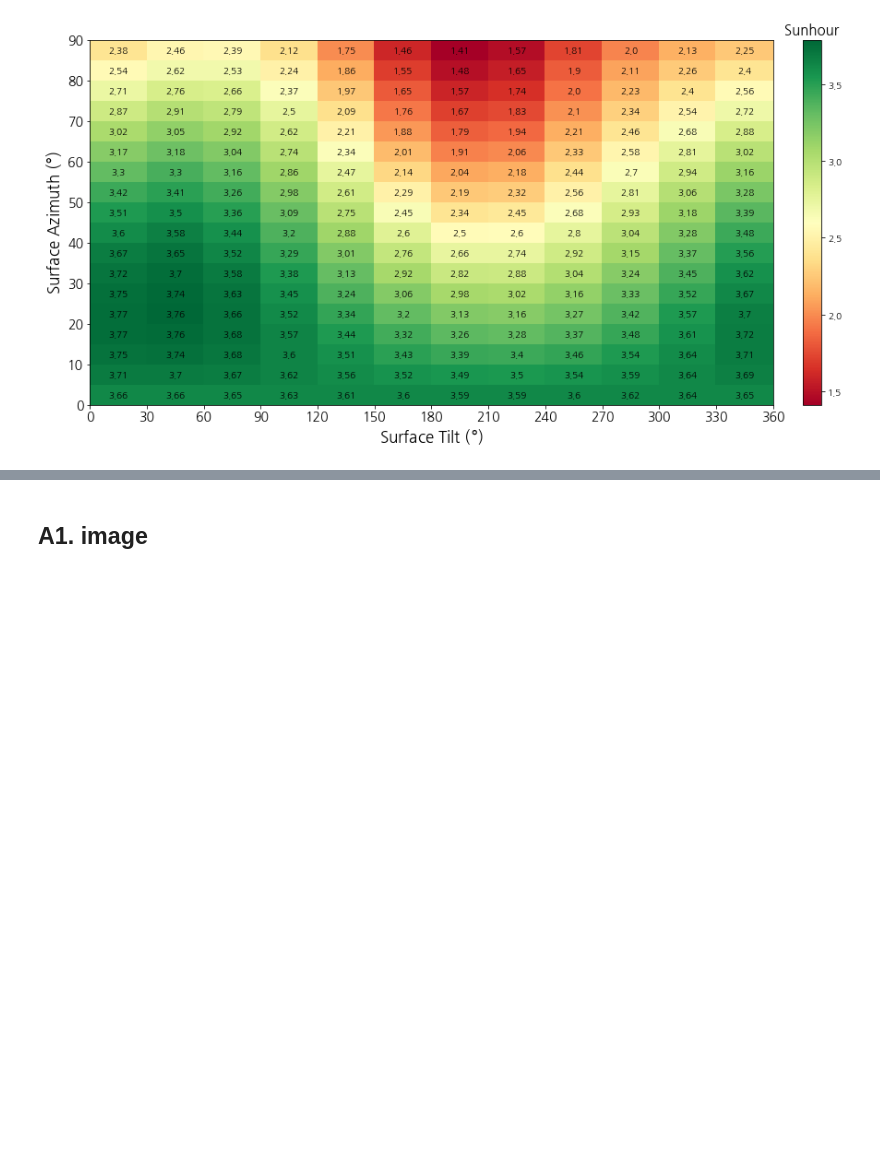
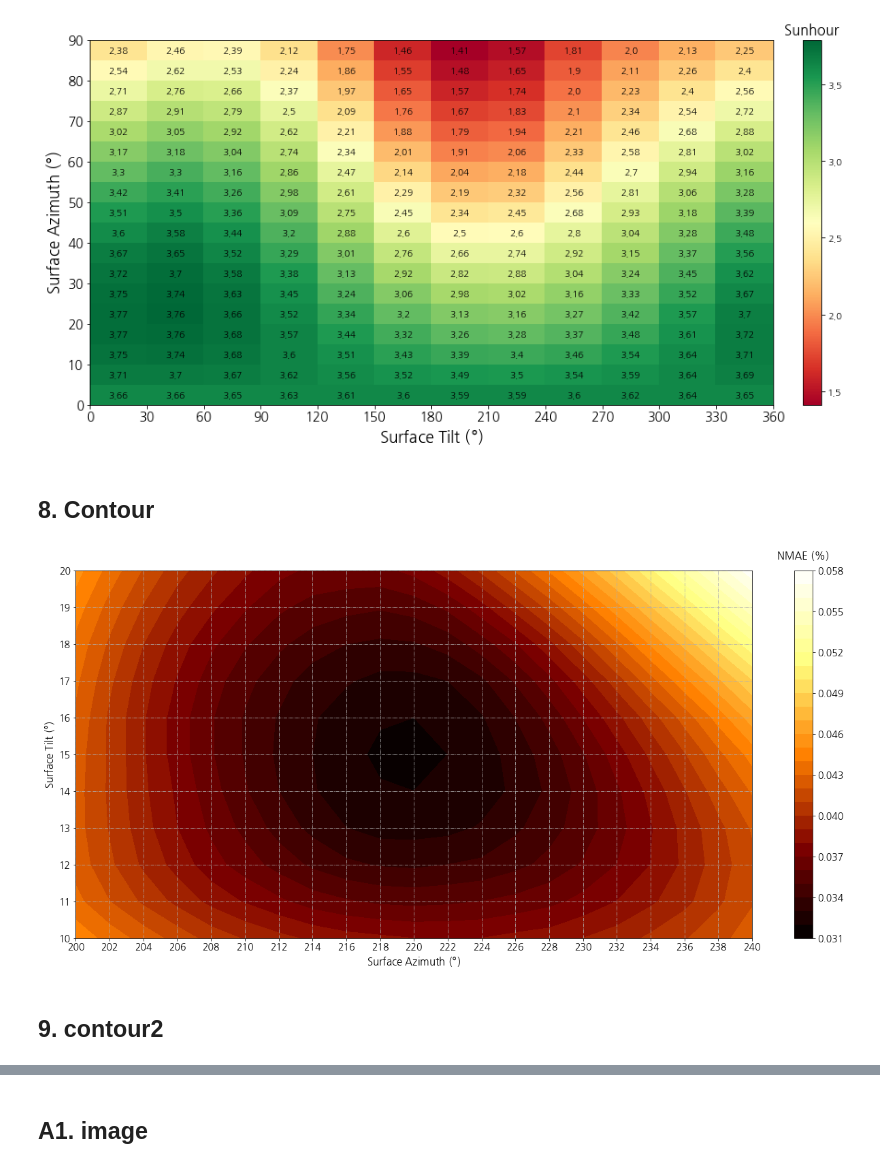
Before and after one commit to youjin2/dev, a Jupyter notebook: plot/matplotlib.ipynb, the cells around one changed output, grey strips where cells are left out. Drawn from its saved outputs; the diff is of its cells as text; code cells hidden in the pictures; blank space fills up the shorter version.

Commit message:
NEW: add contour plat examples

```diff
--- a/plot/matplotlib.ipynb
+++ b/plot/matplotlib.ipynb
@@ -392,3 +400,36 @@ for i in range(len(X)):
 fig.subplots_adjust(right=2, top=1.5)
 # %% [output]
 [figure]
+# %% [markdown]
+## 8. Contour
+# %%
+with open('data/contour_example.pkl', 'rb') as f:
+    data = pickle.load(f)
+# %%
+X = data['X']
+Y = data['Y']
+Z = data['Z']
+
+fig, ax = plt.subplots(1, 1)
+ax.grid(axis='both', linestyle='-.')
+ax.tick_params(labelsize=14)
+
+contour = ax.contourf(X, Y, Z, 25, cmap='afmhot')
+# plt.clabel(contour)
+
+ax.set_xticks(np.unique(X))
+ax.set_xlabel('Surface Azimuth ($\degree$)', fontsize=15)
+
+ax.set_yticks(np.unique(Y))
+ax.set_ylabel('Surface Tilt ($\degree$)', fontsize=15)
+
+cbar = fig.colorbar(contour)
+cbar.ax.tick_params(labelsize=14)
+cbar.ax.set_title('NMAE (%)', fontsize=15, y=1.02)
+# cbar.set_clim(0, 0.1)
+
+fig.subplots_adjust(right=3, top=2)
+# %% [output]
+[figure, added]
+# %% [markdown]
+## 9. contour2
```
Also changed, not shown: parts of 5 cells of this notebook, 2 other files.
